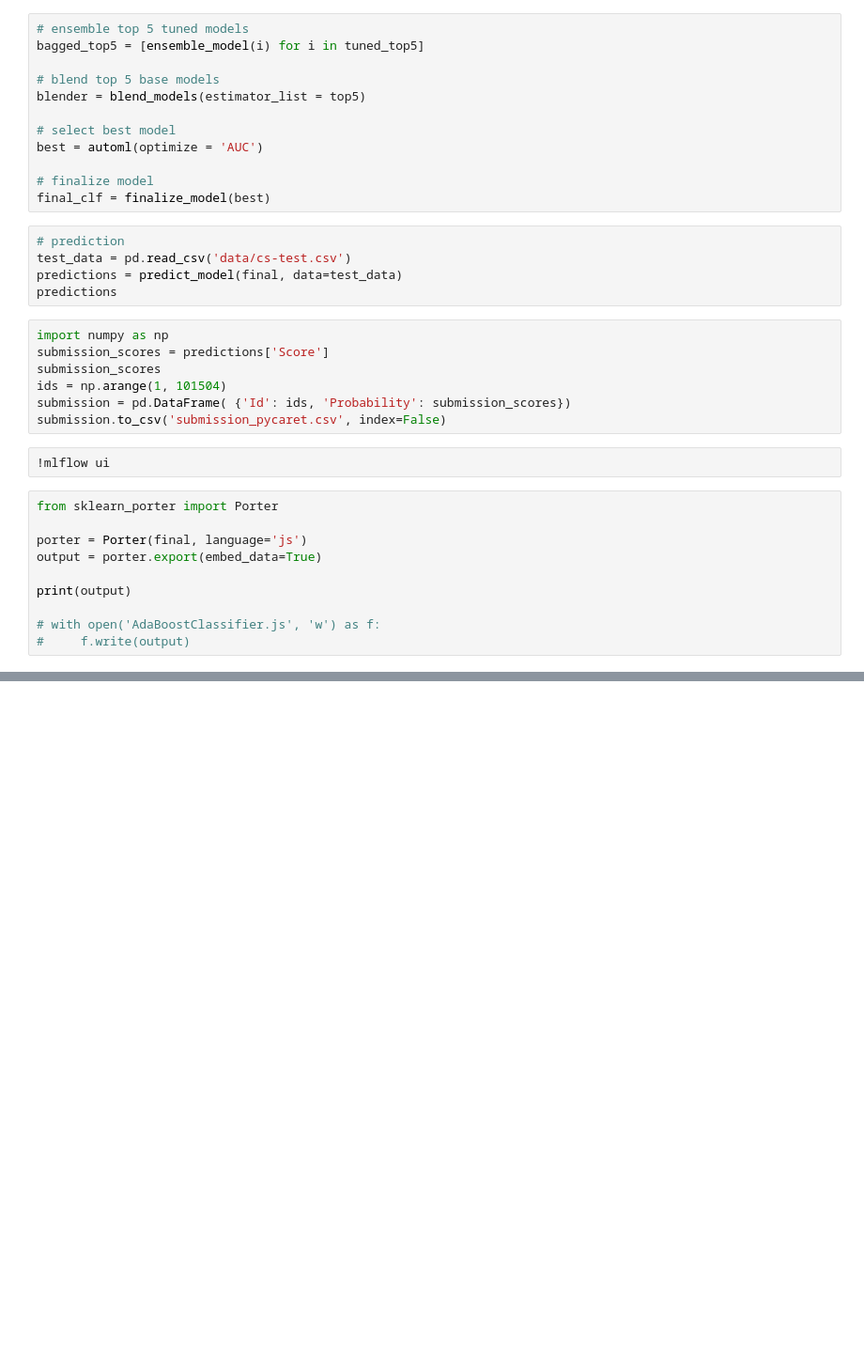
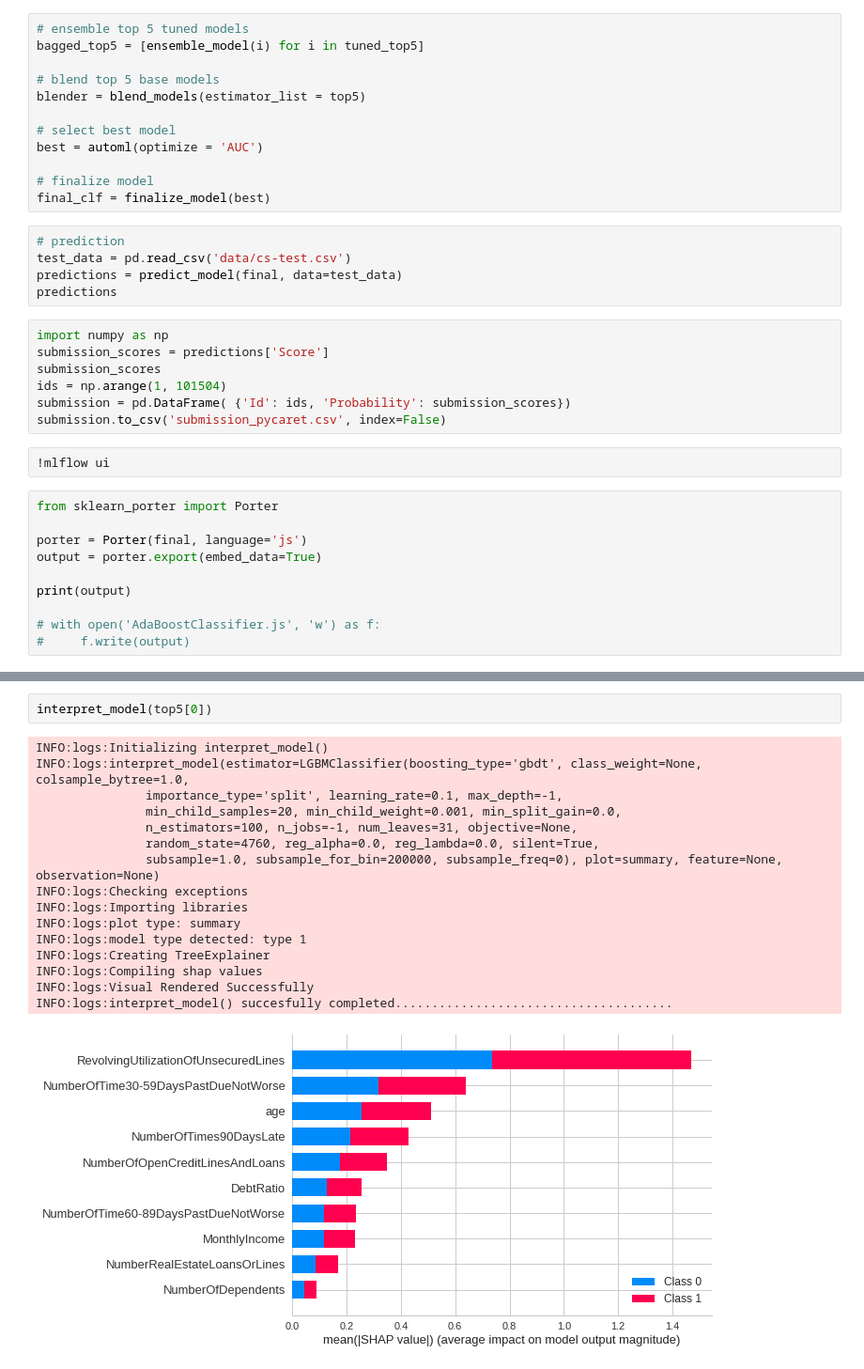
Before and after one commit to iamNCJ/Give-Me-Some-Credit, a Jupyter notebook: model/pycaret_model.ipynb, the cells around one changed output, grey strips where cells are left out. Shown at 94% size. Saved outputs shown, nothing was run; the diff lists cells and outputs as text; blank space fills up the shorter version.

```diff
--- a/model/pycaret_model.ipynb
+++ b/model/pycaret_model.ipynb
@@ -67,0 +132,19 @@ print(output)
+# %%
+interpret_model(top5[0])
+# %% [output]
+INFO:logs:Initializing interpret_model()
+INFO:logs:interpret_model(estimator=LGBMClassifier(boosting_type='gbdt', class_weight=None, colsample_bytree=1.0,
+               importance_type='split', learning_rate=0.1, max_depth=-1,
+               min_child_samples=20, min_child_weight=0.001, min_split_gain=0.0,
+               n_estimators=100, n_jobs=-1, num_leaves=31, objective=None,
+               random_state=4760, reg_alpha=0.0, reg_lambda=0.0, silent=True,
+               subsample=1.0, subsample_for_bin=200000, subsample_freq=0), plot=summary, feature=None, observation=None)
+INFO:logs:Checking exceptions
+INFO:logs:Importing libraries
+INFO:logs:plot type: summary
+INFO:logs:model type detected: type 1
+INFO:logs:Creating TreeExplainer
+INFO:logs:Compiling shap values
+INFO:logs:Visual Rendered Successfully
+INFO:logs:interpret_model() succesfully completed......................................
+[figure, added]
```
Also changed, not shown: parts of 9 cells of this notebook, 2 other files.
